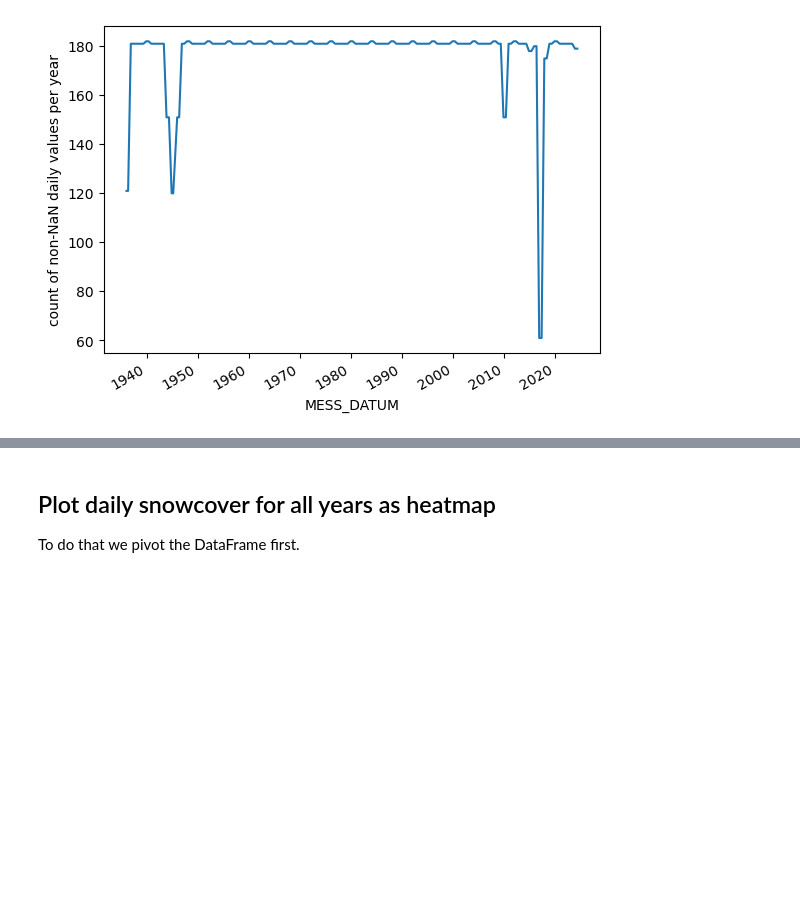
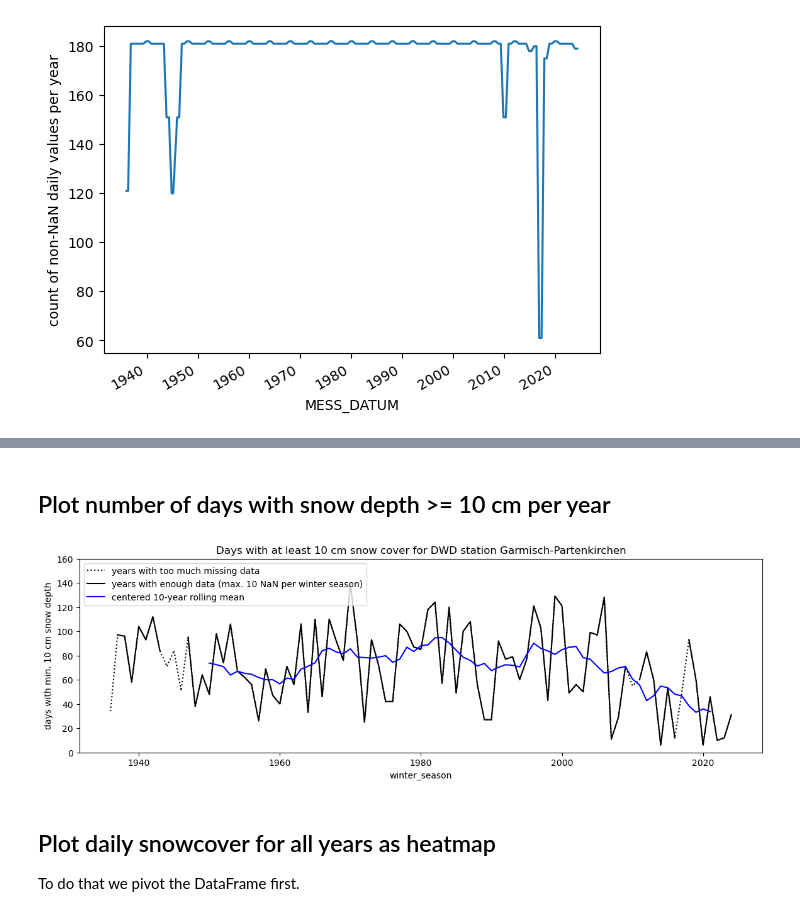
Before and after one commit to cchwala/dwd_snow_data_analysis, a Jupyter notebook: days_with_snow_cover.ipynb, the cells around one changed output, grey strips where cells are left out. Drawn from its saved outputs; the diff is of its cells as text; code cells hidden in the pictures; blank space fills up the shorter version.

```diff
--- a/days_with_snow_cover.ipynb
+++ b/days_with_snow_cover.ipynb
@@ -230,3 +237,24 @@ plt.ylim(0, 180);
+# %% [markdown]
+## Plot number of days with snow depth >= 10 cm per year
+# %%
+snow_min = 10
+
+days_with_snow_cover = (df_new.SHK_TAG >= snow_min).groupby(df_new.winter_season).sum()
+winter_season_with_enough_data = df_new.non_nan_values_per_season.groupby(df_new.winter_season).max() > 170
+
+days_with_snow_cover.plot(figsize=(14, 8), c='k', linestyle=':', label='years with too much missing data')
+
+days_with_snow_cover[~winter_season_with_enough_data] = pd.NA
+
+days_with_snow_cover.plot(c='k', figsize=(14, 4), label='years with enough data (max. 10 NaN per winter season)')
+days_with_snow_cover.rolling(10, center=True, min_periods=8).mean().plot(c='b', label='centered 10-year rolling mean')
+
+plt.legend()
+plt.ylabel(f'days with min. {snow_min} cm snow depth')
+plt.ylim(0, 160)
+plt.title(f'Days with at least {snow_min} cm snow cover for DWD station {station_name}');
+# %% [output]
+[figure, added]
 # %% [markdown]
 ## Plot daily snowcover for all years as heatmap
 
```
Also changed, not shown: parts of 5 cells of this notebook.
